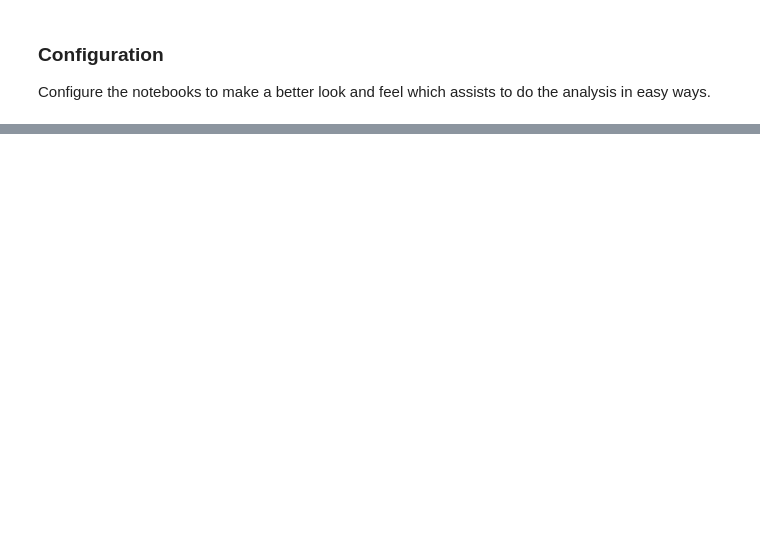
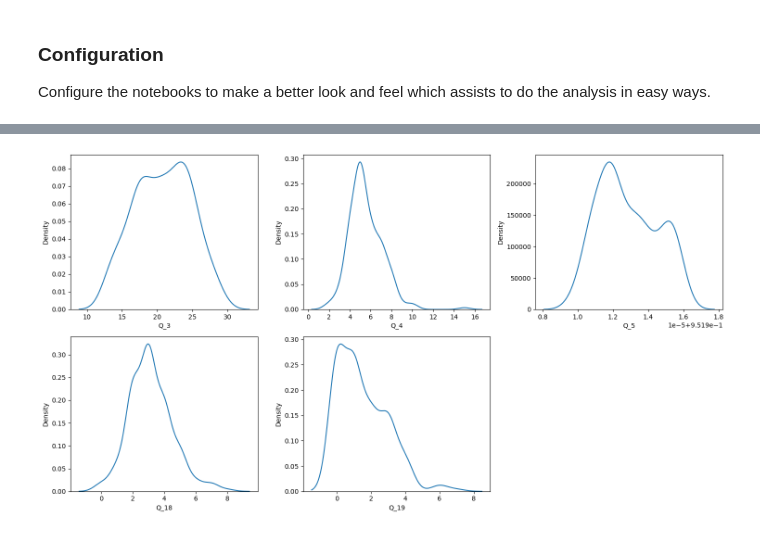
Before and after one commit to whoismaruf/BSc_Thesis, a Jupyter notebook: main.ipynb, the cells around one changed output, grey strips where cells are left out. Drawn from its saved outputs; the diff is of its cells as text; code cells hidden in the pictures; blank space fills up the shorter version.

```diff
--- a/main.ipynb
+++ b/main.ipynb
@@ -87,0 +96,16 @@ plt.show()
+# %%
+df['Q_5'] = FQ_5
+
+fig = plt.figure(figsize=(15, 8))
+k = 1
+for i in numerical_d:
+    plt.subplot(2, 3, k)
+    sns.distplot(df[i], hist=False, kde=True)
+    # pc = stats.probplot(df[i],dist='norm',plot=plt)
+    plt.xlabel(i)
+    k += 1
+
+plt.tight_layout()
+plt.show()
+# %% [output]
+[figure, added]
```
Also changed, not shown: parts of 24 cells of this notebook.
